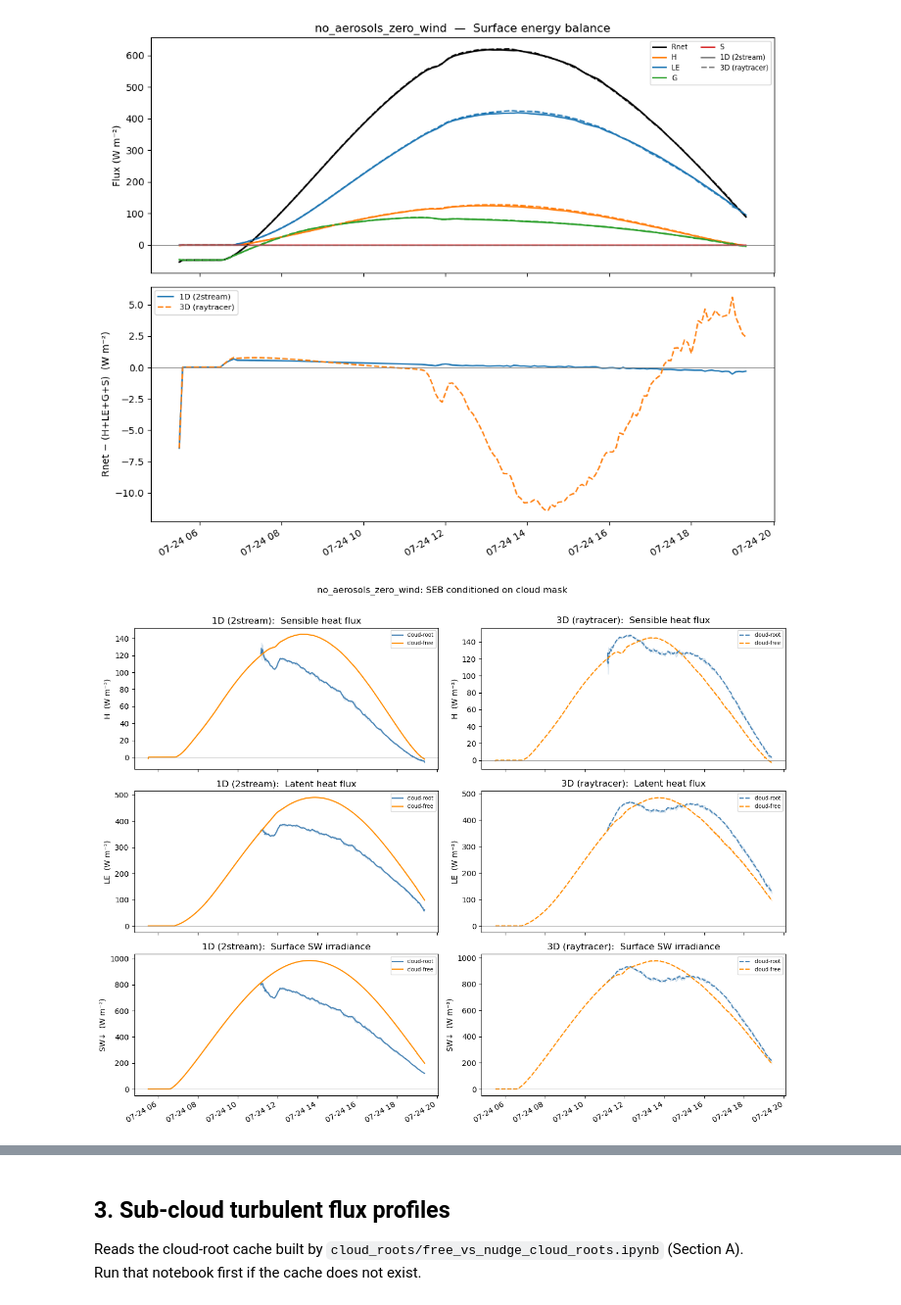
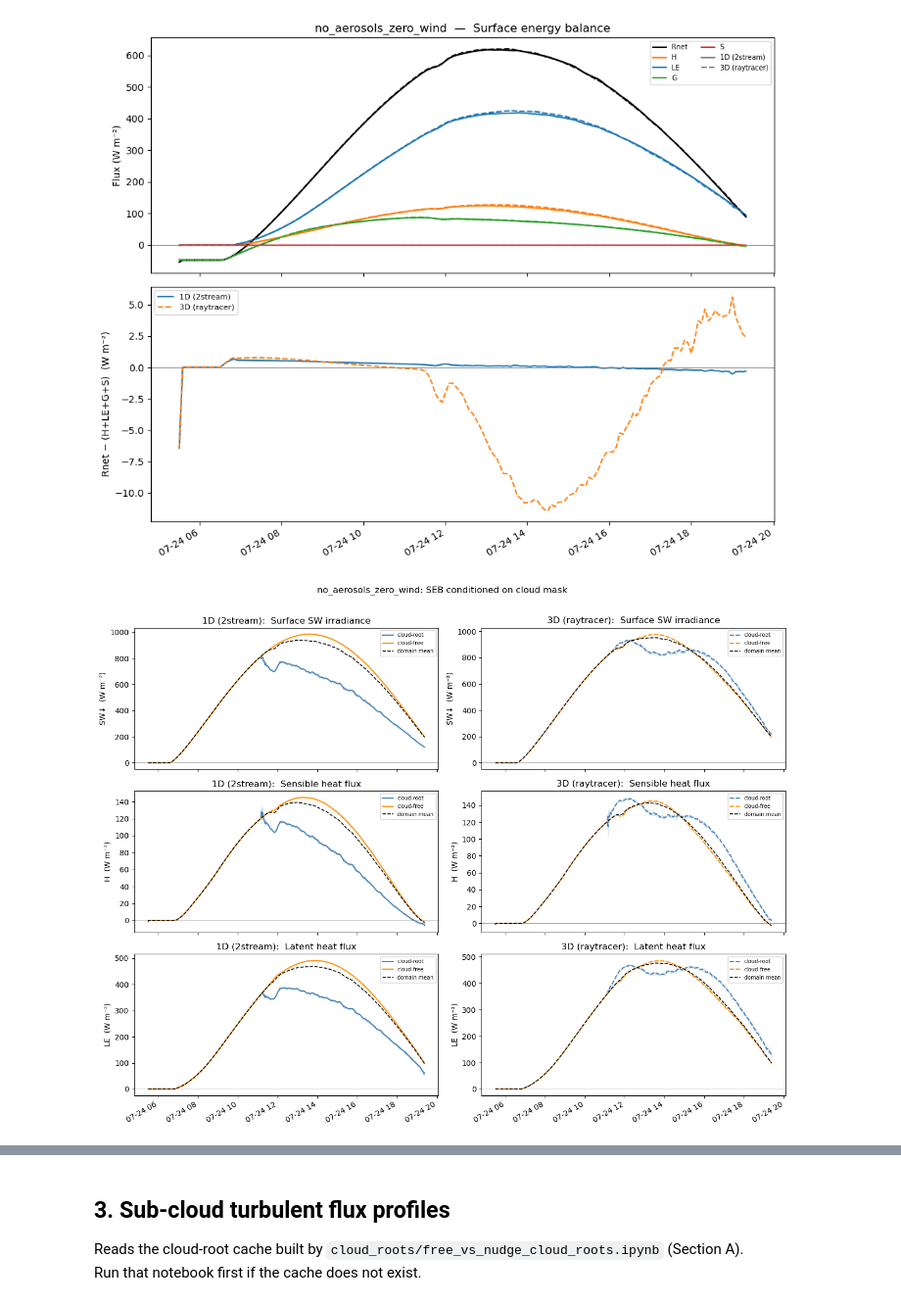
Before and after one commit to magpowell/microhh, a Jupyter notebook: cases/cass/analysis/base_comparison.ipynb, the cells around one changed output, grey strips where cells are left out. Shown at 98% size. Drawn from its saved outputs; the diff is of its cells as text; code cells hidden in the pictures.

```diff
--- a/cases/cass/analysis/base_comparison.ipynb
+++ b/cases/cass/analysis/base_comparison.ipynb
@@ -195,9 +195,13 @@ def _compute_cond(result):
 def _load_or_compute_conditioned(rep_dirs, cache_name, variables, force=False):
     cache_file = _SEB_CACHE / f'{cache_name}.pkl'
     if not force and cache_file.exists():
-        print(f'  [cache hit] {cache_file.name}')
         with open(cache_file, 'rb') as fh:
-            return pickle.load(fh)
+            cached = pickle.load(fh)
+        # Rebuild if cache predates 'domain' key
+        if 'domain' in cached[0]:
+            print(f'  [cache hit] {cache_file.name}')
+            return cached
+        print(f'  [stale cache — missing domain key] {cache_file.name}')
     print(f'  [computing] {cache_name} …')
     result = _compute_cond(conditioned_means_ensemble(rep_dirs, variables=variables))
     with open(cache_file, 'wb') as fh:
@@ -257,6 +261,7 @@ raytracer  peak|resid|=11.4  daytime_mean|resid|=3.7 W m⁻²
 [figure]
 # %%
 # ── Figure 2b: SEB conditioned on cloud mask ─────────────────────────────────
+# Order: SW↓, H, LE.  Each panel includes domain mean from same xy fields.
 fig, axes = plt.subplots(3, 2, figsize=(13, 10), sharex=True)
 
 H_scale  = rho * cp
@@ -264,43 +269,55 @@ LE_scale = rho * Lv
 
 for col, (rt, cm, cs) in enumerate([
     ('2stream',   cond_2s_mean, cond_2s_std),
     ('raytracer', cond_rt_mean, cond_rt_std),
 ]):
     t_local_c = cm['shaded']['thl_fluxbot'].time.values
 
+    # Row 0: SW↓
+    sw_key = 'sw_flux_sfc_rt' if 'sw_flux_sfc_rt' in cm['shaded'] else 'sw_flux_dn'
     plot_flux_conditioned(
         axes[0, col], t_local_c,
+        cm['shaded'][sw_key], cm['unshaded'][sw_key],
+        cs['shaded'].get(sw_key), cs['unshaded'].get(sw_key),
+        rt_type=rt, ylabel='SW↓  (W m⁻²)', scale=1.0,
+    )
+    dm_sw = cm['domain'][sw_key]
+    axes[0, col].plot(_to_plottime(dm_sw.time.values), dm_sw.values,
+                      color='k', ls='--', lw=1.2, label='domain mean')
+    axes[0, col].set_title(f'{RT_LABEL[rt]}:  Surface SW irradiance')
+
+    # Row 1: H
+    plot_flux_conditioned(
+        axes[1, col], t_local_c,
         cm['shaded']['thl_fluxbot'], cm['unshaded']['thl_fluxbot'],
         cs['shaded'].get('thl_fluxbot'), cs['unshaded'].get('thl_fluxbot'),
         rt_type=rt, ylabel='H  (W m⁻²)', scale=H_scale,
     )
-    axes[0, col].set_title(f'{RT_LABEL[rt]}:  Sensible heat flux')
+    dm_h = cm['domain']['thl_fluxbot']
+    axes[1, col].plot(_to_plottime(dm_h.time.values), dm_h.values * H_scale,
+                      color='k', ls='--', lw=1.2, label='domain mean')
+    axes[1, col].set_title(f'{RT_LABEL[rt]}:  Sensible heat flux')
 
+    # Row 2: LE
     plot_flux_conditioned(
-        axes[1, col], t_local_c,
+        axes[2, col], t_local_c,
         cm['shaded']['qt_fluxbot'], cm['unshaded']['qt_fluxbot'],
         cs['shaded'].get('qt_fluxbot'), cs['unshaded'].get('qt_fluxbot'),
         rt_type=rt, ylabel='LE  (W m⁻²)', scale=LE_scale,
     )
-    axes[1, col].set_title(f'{RT_LABEL[rt]}:  Latent heat flux')
-
-    sw_key = 'sw_flux_sfc_rt' if 'sw_flux_sfc_rt' in cm['shaded'] else 'sw_flux_dn'
-    plot_flux_conditioned(
-        axes[2, col], t_local_c,
-        cm['shaded'][sw_key], cm['unshaded'][sw_key],
-        cs['shaded'].get(sw_key), cs['unshaded'].get(sw_key),
-        rt_type=rt, ylabel='SW↓  (W m⁻²)', scale=1.0,
-    )
-    axes[2, col].set_title(f'{RT_LABEL[rt]}:  Surface SW irradiance')
+    dm_le = cm['domain']['qt_fluxbot']
+    axes[2, col].plot(_to_plottime(dm_le.time.values), dm_le.values * LE_scale,
+                      color='k', ls='--', lw=1.2, label='domain mean')
+    axes[2, col].set_title(f'{RT_LABEL[rt]}:  Latent heat flux')
 
 for ax in axes.flat:
     ax.legend(fontsize=7)
 
 plt.suptitle(f'{EXPT_KEY}: SEB conditioned on cloud mask', y=1.01)
 plt.tight_layout()
 if SAVE_PDF:
     plt.savefig('seb_conditioned_baseline.pdf', bbox_inches='tight')
     print('Saved seb_conditioned_baseline.pdf')
 plt.show()
 # %% [output]
-[figure, old version]
+[figure, new version]
```
Also changed, not shown: parts of 18 cells of this notebook, 36 other files.
